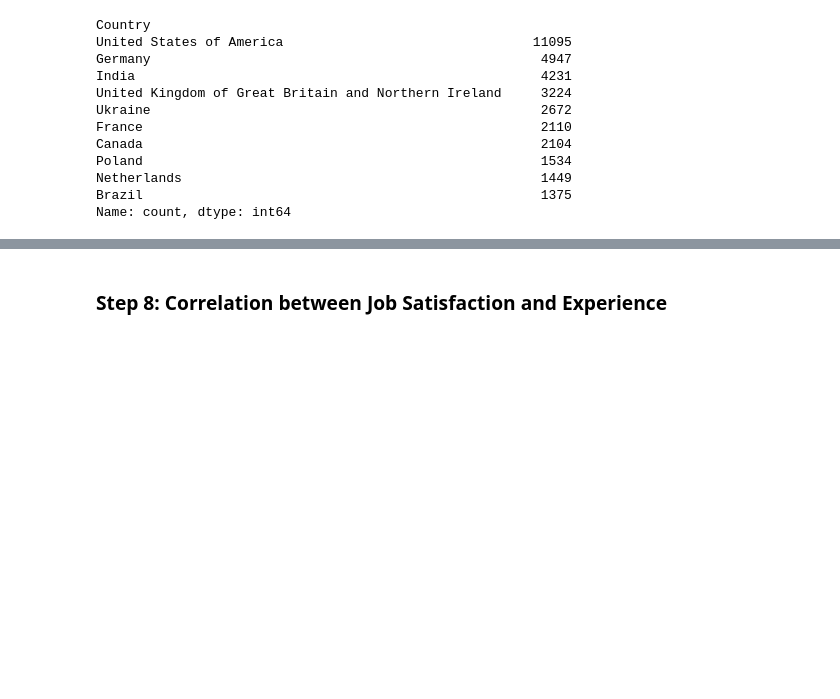
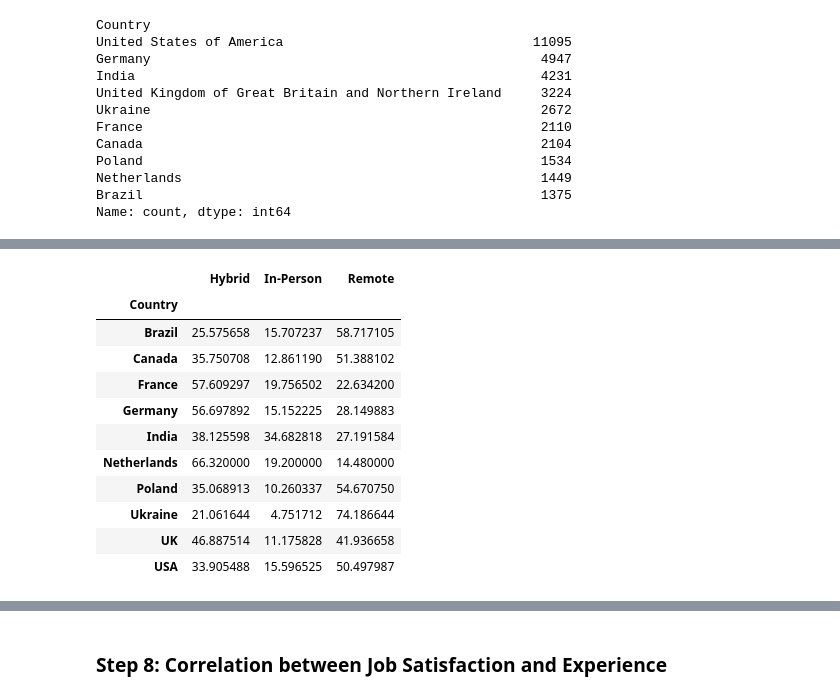
Before and after one commit to lgaoandy/npower-data-analytics-labs, a Jupyter notebook: IBM_Data_Analyst_Professional/C9/Lab13_Finding_How_The_Data_Is_Distributed.ipynb, the cells around one changed output, grey strips where cells are left out. Cells and saved outputs as stored; diff of their text form; code cells hidden in the pictures; blank space fills up the shorter version.

```diff
--- a/IBM_Data_Analyst_Professional/C9/Lab13_Finding_How_The_Data_Is_Distributed.ipynb
+++ b/IBM_Data_Analyst_Professional/C9/Lab13_Finding_How_The_Data_Is_Distributed.ipynb
@@ -452,0 +472,34 @@ plt.show()
+# %%
+# Distribution inside the prev heatmap shows it is heavily skewed to USA, due to its high volume of job postings
+# This may not show the distribution of remote jobs in general but more so on "which country has more jobs"
+# To fix this, we will calculate the percentage of remote work types within each country
+
+df_top10_remote_pct = pd.crosstab(
+    df_top10["Country"],
+    df_top10["RemoteWork"],
+    normalize="index"
+) * 100
+
+# Adjust remote work types (remove description on hybrid value)
+df_top10_remote_pct.columns = ["Hybrid", "In-Person", "Remote"]
+
+# Adjust country names (United Kingdom and United States of America to UK and USA)
+df_top10_remote_pct = df_top10_remote_pct.rename(index={
+    "United Kingdom of Great Britain and Northern Ireland": "UK",
+    "United States of America": "USA",
+})
+
+df_top10_remote_pct
+# %% [output]
+|  | Hybrid | In-Person | Remote |
+| Country |  |  |  |
+| Brazil | 25.575658 | 15.707237 | 58.717105 |
+| Canada | 35.750708 | 12.861190 | 51.388102 |
+| France | 57.609297 | 19.756502 | 22.634200 |
+| Germany | 56.697892 | 15.152225 | 28.149883 |
+| India | 38.125598 | 34.682818 | 27.191584 |
+| Netherlands | 66.320000 | 19.200000 | 14.480000 |
+| Poland | 35.068913 | 10.260337 | 54.670750 |
+| Ukraine | 21.061644 | 4.751712 | 74.186644 |
+| UK | 46.887514 | 11.175828 | 41.936658 |
+| USA | 33.905488 | 15.596525 | 50.497987 |
```
Also changed, not shown: parts of 4 cells of this notebook.
